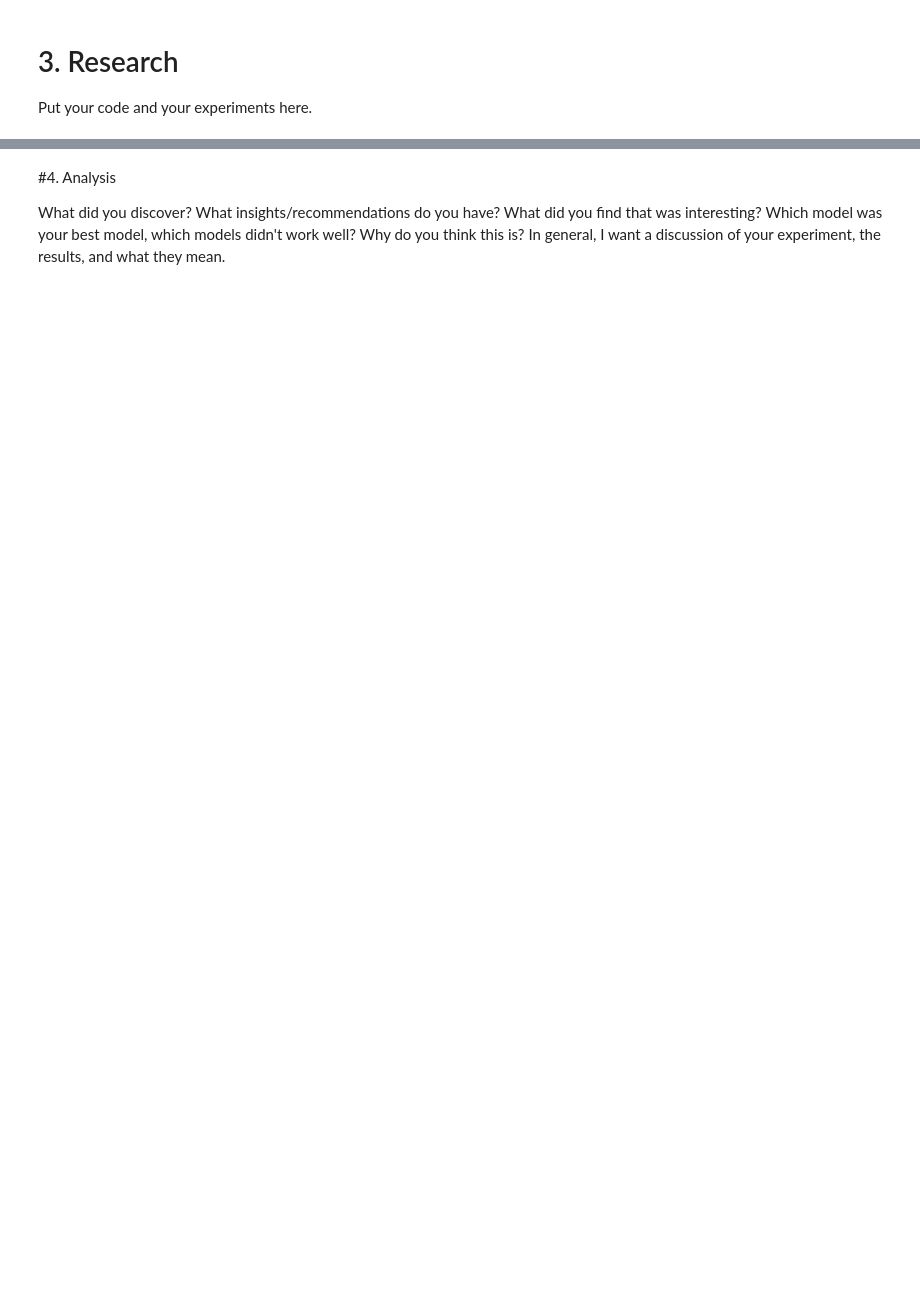
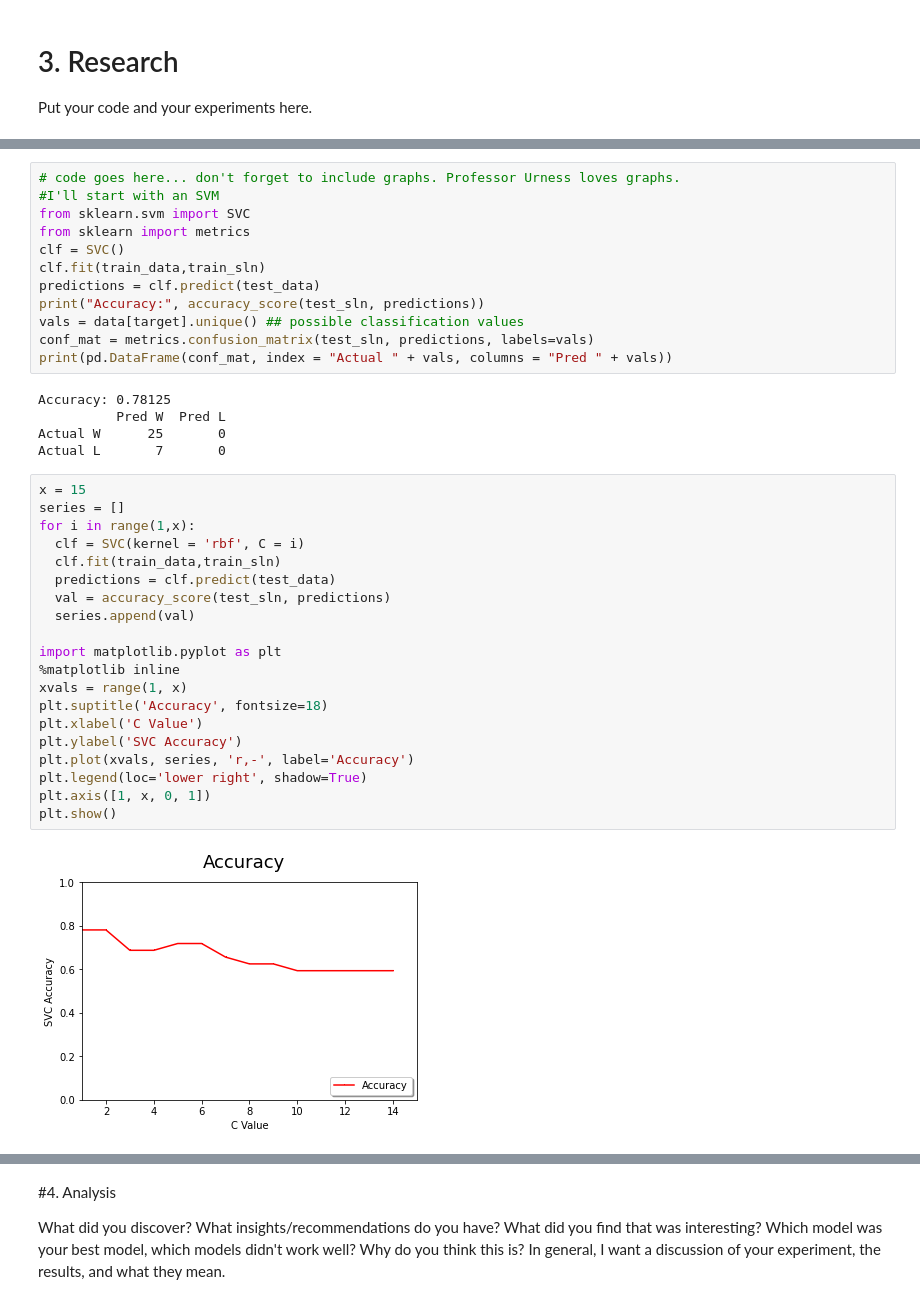
Before and after one commit to j23-cs167/project-2-dhender77, a Jupyter notebook: Project2_Henderson.ipynb, the cells around one changed output, grey strips where cells are left out. Cells and saved outputs as stored; diff of their text form; blank space fills up the shorter version.

```diff
--- a/Project2_Henderson.ipynb
+++ b/Project2_Henderson.ipynb
@@ -29,0 +96,39 @@ Put your code and your experiments here.
+# %%
+# code goes here... don't forget to include graphs. Professor Urness loves graphs.
+#I'll start with an SVM
+from sklearn.svm import SVC
+from sklearn import metrics
+clf = SVC()
+clf.fit(train_data,train_sln)
+predictions = clf.predict(test_data)
+print("Accuracy:", accuracy_score(test_sln, predictions))
+vals = data[target].unique() ## possible classification values
+conf_mat = metrics.confusion_matrix(test_sln, predictions, labels=vals)
+print(pd.DataFrame(conf_mat, index = "Actual " + vals, columns = "Pred " + vals))
+# %% [output]
+Accuracy: 0.78125
+          Pred W  Pred L
+Actual W      25       0
+Actual L       7       0
+# %%
+x = 15
+series = []
+for i in range(1,x):
+  clf = SVC(kernel = 'rbf', C = i)
+  clf.fit(train_data,train_sln)
+  predictions = clf.predict(test_data)
+  val = accuracy_score(test_sln, predictions)
+  series.append(val)
+
+import matplotlib.pyplot as plt
+%matplotlib inline
+xvals = range(1, x)
+plt.suptitle('Accuracy', fontsize=18)
+plt.xlabel('C Value')
+plt.ylabel('SVC Accuracy')
+plt.plot(xvals, series, 'r,-', label='Accuracy')
+plt.legend(loc='lower right', shadow=True)
+plt.axis([1, x, 0, 1])
+plt.show()
+# %% [output]
+[figure, added]
```
Also changed, not shown: parts of 19 cells of this notebook.
